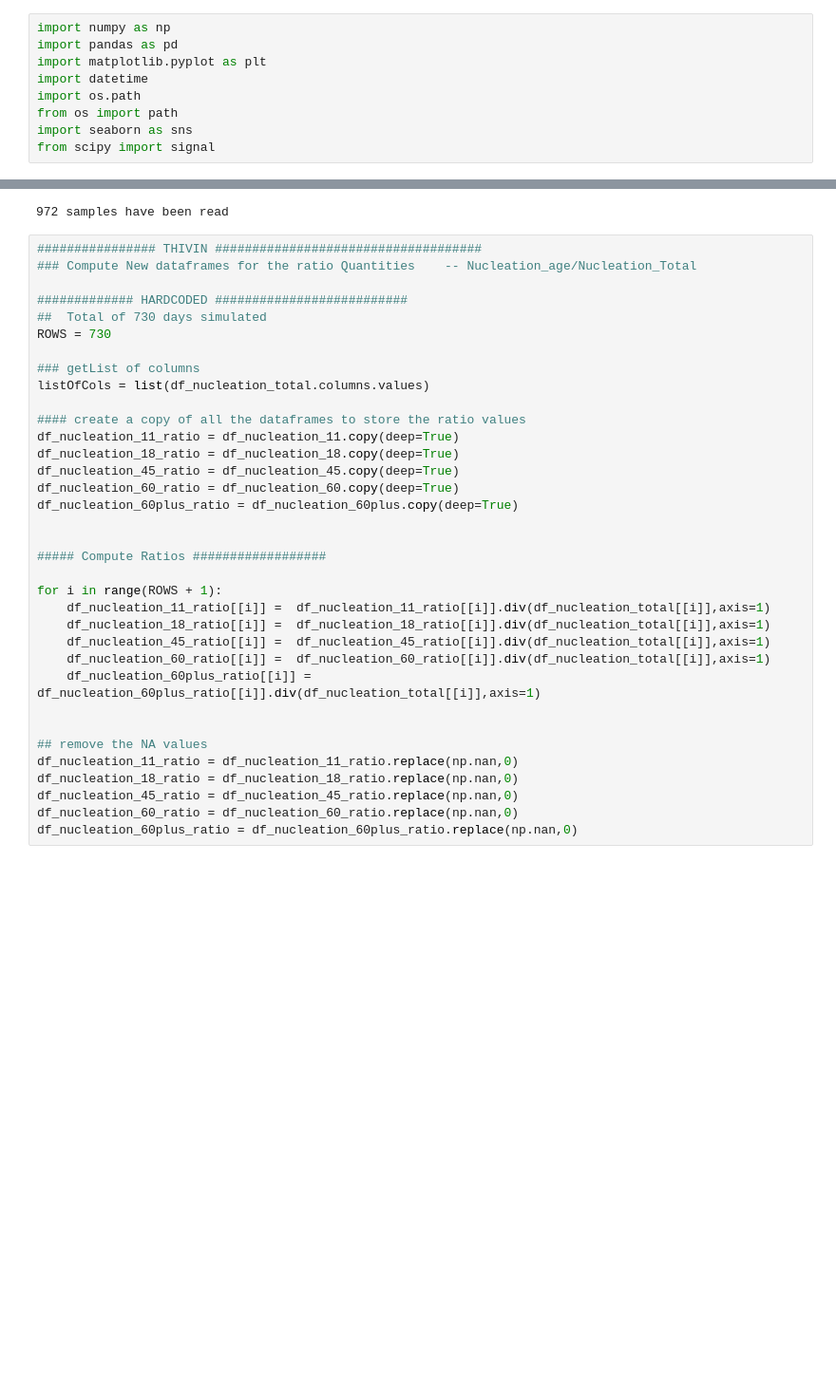
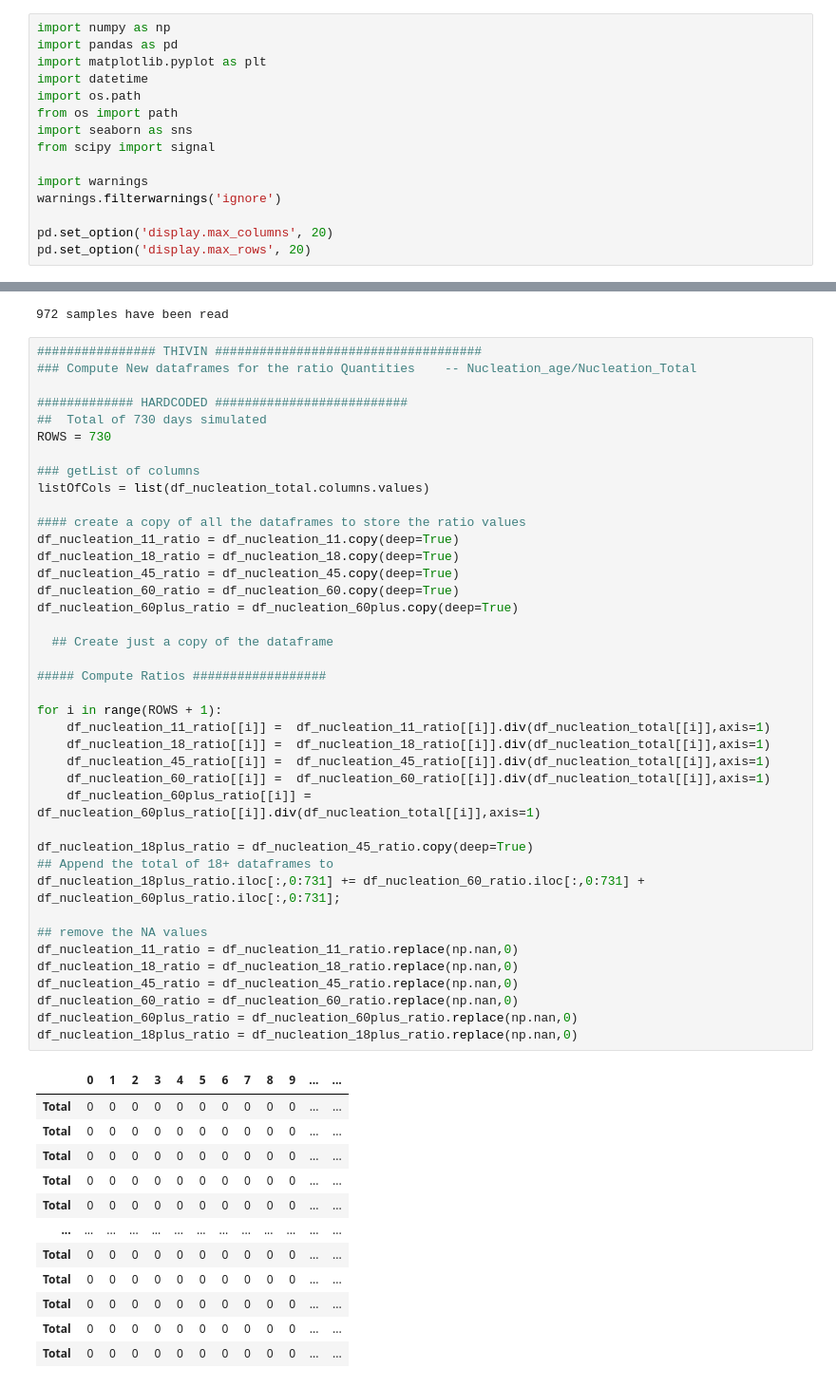
Before and after one commit to thivinanandh/covidPlotWave3, a Jupyter notebook: Thivin.ipynb, the cells around one changed output, grey strips where cells are left out. Shown at 95% size. Drawn from its saved outputs; the diff is of its cells as text; blank space fills up the shorter version.

```diff
--- a/Thivin.ipynb
+++ b/Thivin.ipynb
@@ -7,6 +7,12 @@ import os.path
 from os import path
 import seaborn as sns
 from scipy import signal
+
+import warnings
+warnings.filterwarnings('ignore')
+
+pd.set_option('display.max_columns', 20)
+pd.set_option('display.max_rows', 20)
 # %%
 ## 1, -- KDP_nu
 KDP_nu_name=["CIR40" ,"CIR50"]
@@ -138,30 +145,47 @@ df_active= ReadDF("CovidPopulation.data","Total")
 ROWS = 730
 
 ### getList of columns
 listOfCols = list(df_nucleation_total.columns.values)
 
 #### create a copy of all the dataframes to store the ratio values
 df_nucleation_11_ratio = df_nucleation_11.copy(deep=True)
 df_nucleation_18_ratio = df_nucleation_18.copy(deep=True)
 df_nucleation_45_ratio = df_nucleation_45.copy(deep=True)
 df_nucleation_60_ratio = df_nucleation_60.copy(deep=True)
 df_nucleation_60plus_ratio = df_nucleation_60plus.copy(deep=True)
 
+  ## Create just a copy of the dataframe
 
 ##### Compute Ratios ##################
 
 for i in range(ROWS + 1):
     df_nucleation_11_ratio[[i]] =  df_nucleation_11_ratio[[i]].div(df_nucleation_total[[i]],axis=1)
     df_nucleation_18_ratio[[i]] =  df_nucleation_18_ratio[[i]].div(df_nucleation_total[[i]],axis=1)
     df_nucleation_45_ratio[[i]] =  df_nucleation_45_ratio[[i]].div(df_nucleation_total[[i]],axis=1)
     df_nucleation_60_ratio[[i]] =  df_nucleation_60_ratio[[i]].div(df_nucleation_total[[i]],axis=1)
     df_nucleation_60plus_ratio[[i]] =  df_nucleation_60plus_ratio[[i]].div(df_nucleation_total[[i]],axis=1)
 
+df_nucleation_18plus_ratio = df_nucleation_45_ratio.copy(deep=True)
+## Append the total of 18+ dataframes to
+df_nucleation_18plus_ratio.iloc[:,0:731] += df_nucleation_60_ratio.iloc[:,0:731] + df_nucleation_60plus_ratio.iloc[:,0:731];
 
 ## remove the NA values
 df_nucleation_11_ratio = df_nucleation_11_ratio.replace(np.nan,0)
 df_nucleation_18_ratio = df_nucleation_18_ratio.replace(np.nan,0)
 df_nucleation_45_ratio = df_nucleation_45_ratio.replace(np.nan,0)
 df_nucleation_60_ratio = df_nucleation_60_ratio.replace(np.nan,0)
 df_nucleation_60plus_ratio = df_nucleation_60plus_ratio.replace(np.nan,0)
+df_nucleation_18plus_ratio = df_nucleation_18plus_ratio.replace(np.nan,0)
 # %% [output]
+|  | 0 | 1 | 2 | 3 | 4 | 5 | 6 | 7 | 8 | 9 | ... | ... |
+| Total | 0 | 0 | 0 | 0 | 0 | 0 | 0 | 0 | 0 | 0 | ... | ... |
+| Total | 0 | 0 | 0 | 0 | 0 | 0 | 0 | 0 | 0 | 0 | ... | ... |
+| Total | 0 | 0 | 0 | 0 | 0 | 0 | 0 | 0 | 0 | 0 | ... | ... |
+| Total | 0 | 0 | 0 | 0 | 0 | 0 | 0 | 0 | 0 | 0 | ... | ... |
+| Total | 0 | 0 | 0 | 0 | 0 | 0 | 0 | 0 | 0 | 0 | ... | ... |
+| ... | ... | ... | ... | ... | ... | ... | ... | ... | ... | ... | ... | ... |
+| Total | 0 | 0 | 0 | 0 | 0 | 0 | 0 | 0 | 0 | 0 | ... | ... |
+| Total | 0 | 0 | 0 | 0 | 0 | 0 | 0 | 0 | 0 | 0 | ... | ... |
+| Total | 0 | 0 | 0 | 0 | 0 | 0 | 0 | 0 | 0 | 0 | ... | ... |
+| Total | 0 | 0 | 0 | 0 | 0 | 0 | 0 | 0 | 0 | 0 | ... | ... |
+| Total | 0 | 0 | 0 | 0 | 0 | 0 | 0 | 0 | 0 | 0 | ... | ... |
```
Also changed, not shown: parts of 21 cells of this notebook, 3 other files.
